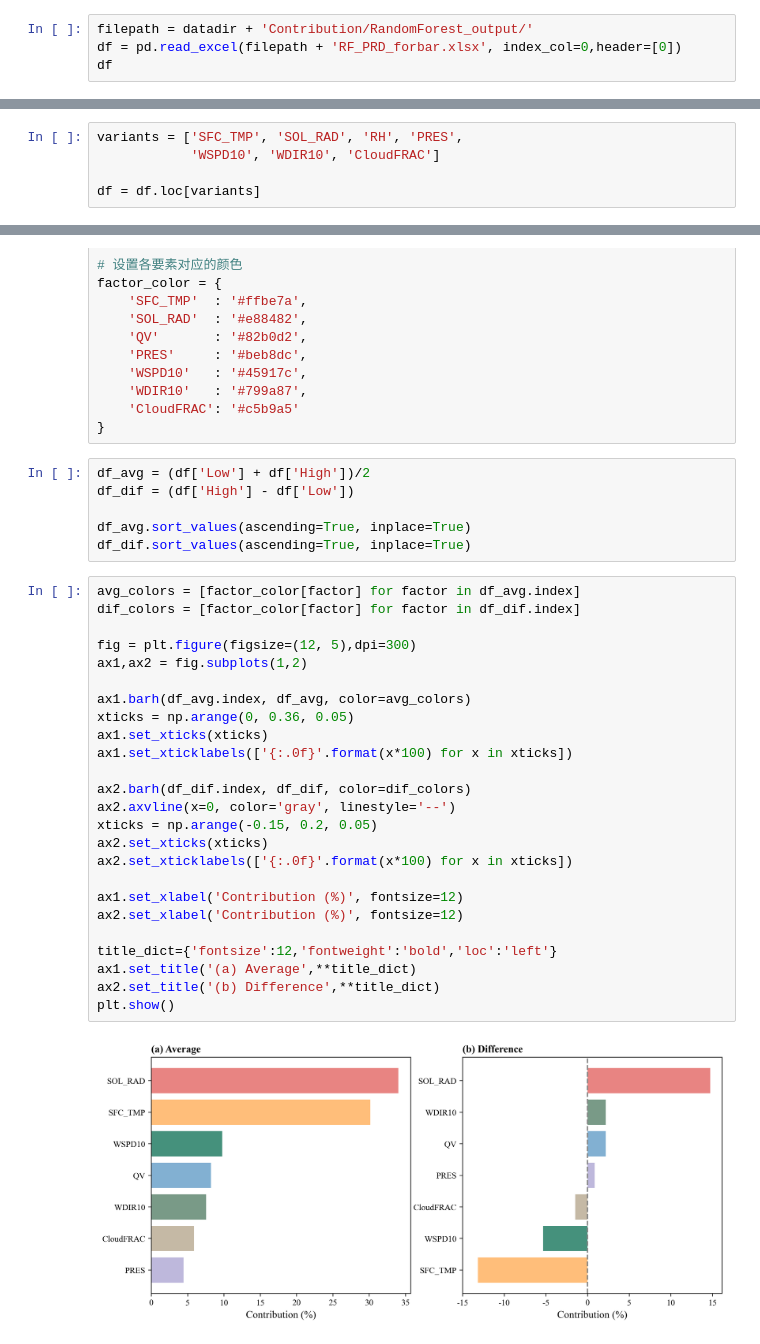
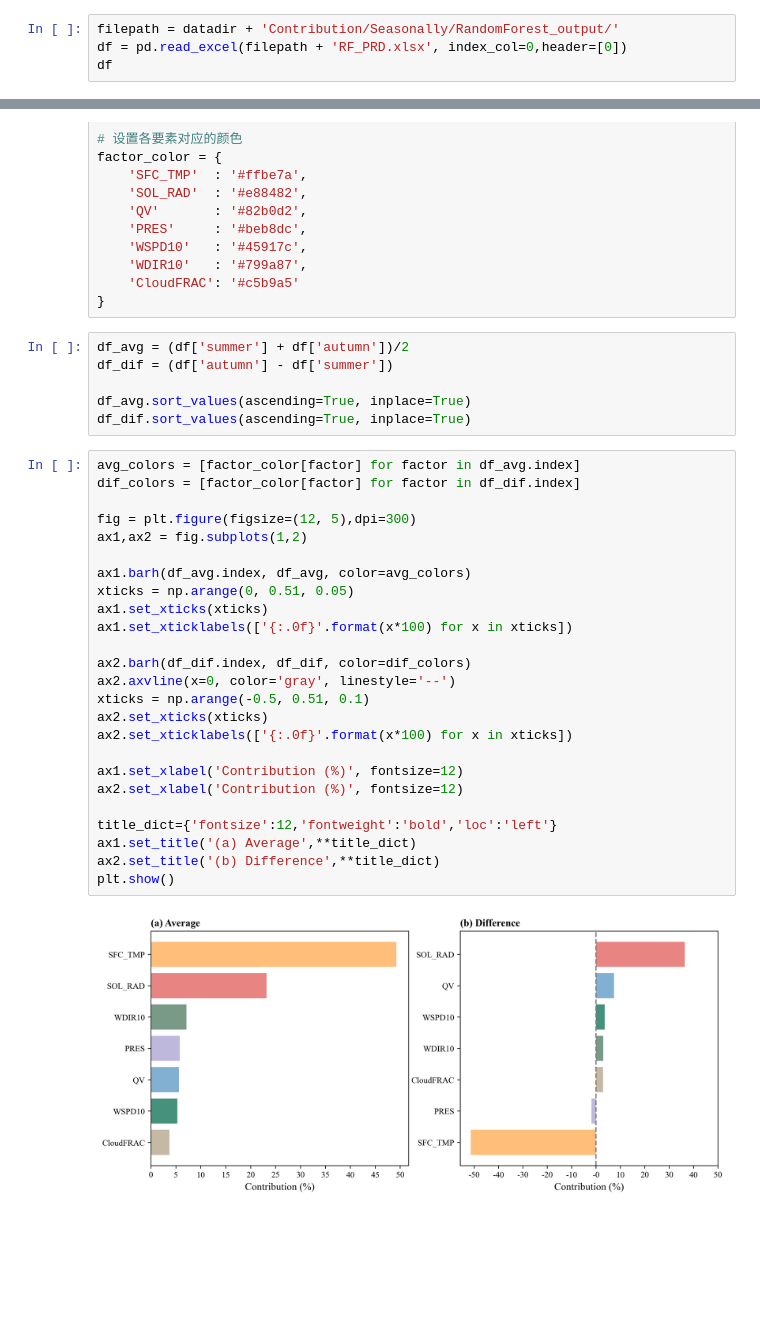
Before and after one commit to Iphisxu/MasterGRAD-Seasonally, a Jupyter notebook: scripts/Contributions/RandomForest/plot_PRD_barh.ipynb, the cells around one changed output, grey strips where cells are left out. Saved outputs shown, nothing was run; the diff lists cells and outputs as text; blank space fills up the shorter version.

```diff
--- a/scripts/Contributions/RandomForest/plot_PRD_barh.ipynb
+++ b/scripts/Contributions/RandomForest/plot_PRD_barh.ipynb
@@ -21,7 +21,7 @@ from namelist import *
 import warnings
 warnings.filterwarnings("ignore")
 # %%
-filepath = datadir + 'Contribution/RandomForest_output/'
-df = pd.read_excel(filepath + 'RF_PRD_forbar.xlsx', index_col=0,header=[0])
+filepath = datadir + 'Contribution/Seasonally/RandomForest_output/'
+df = pd.read_excel(filepath + 'RF_PRD.xlsx', index_col=0,header=[0])
 df
 # %% [output]
@@ -38,5 +37,0 @@ df
-# %%
-variants = ['SFC_TMP', 'SOL_RAD', 'RH', 'PRES',
-            'WSPD10', 'WDIR10', 'CloudFRAC']
-
-df = df.loc[variants]
@@ -119,35 +52,35 @@ factor_color = {
     'CloudFRAC': '#c5b9a5'
 }
 # %%
-df_avg = (df['Low'] + df['High'])/2
-df_dif = (df['High'] - df['Low'])
+df_avg = (df['summer'] + df['autumn'])/2
+df_dif = (df['autumn'] - df['summer'])
 
 df_avg.sort_values(ascending=True, inplace=True)
 df_dif.sort_values(ascending=True, inplace=True)
 # %%
 avg_colors = [factor_color[factor] for factor in df_avg.index]
 dif_colors = [factor_color[factor] for factor in df_dif.index]
 
 fig = plt.figure(figsize=(12, 5),dpi=300)
 ax1,ax2 = fig.subplots(1,2)
 
 ax1.barh(df_avg.index, df_avg, color=avg_colors)
-xticks = np.arange(0, 0.36, 0.05)
+xticks = np.arange(0, 0.51, 0.05)
 ax1.set_xticks(xticks)
 ax1.set_xticklabels(['{:.0f}'.format(x*100) for x in xticks])
 
 ax2.barh(df_dif.index, df_dif, color=dif_colors)
 ax2.axvline(x=0, color='gray', linestyle='--')
-xticks = np.arange(-0.15, 0.2, 0.05)
+xticks = np.arange(-0.5, 0.51, 0.1)
 ax2.set_xticks(xticks)
 ax2.set_xticklabels(['{:.0f}'.format(x*100) for x in xticks])
 
 ax1.set_xlabel('Contribution (%)', fontsize=12)
 ax2.set_xlabel('Contribution (%)', fontsize=12)
 
 title_dict={'fontsize':12,'fontweight':'bold','loc':'left'}
 ax1.set_title('(a) Average',**title_dict)
 ax2.set_title('(b) Difference',**title_dict)
 plt.show()
 # %% [output]
-[figure, old version]
+[figure, new version]
```
Also changed, not shown: parts of 9 cells of this notebook, 2 other files.
